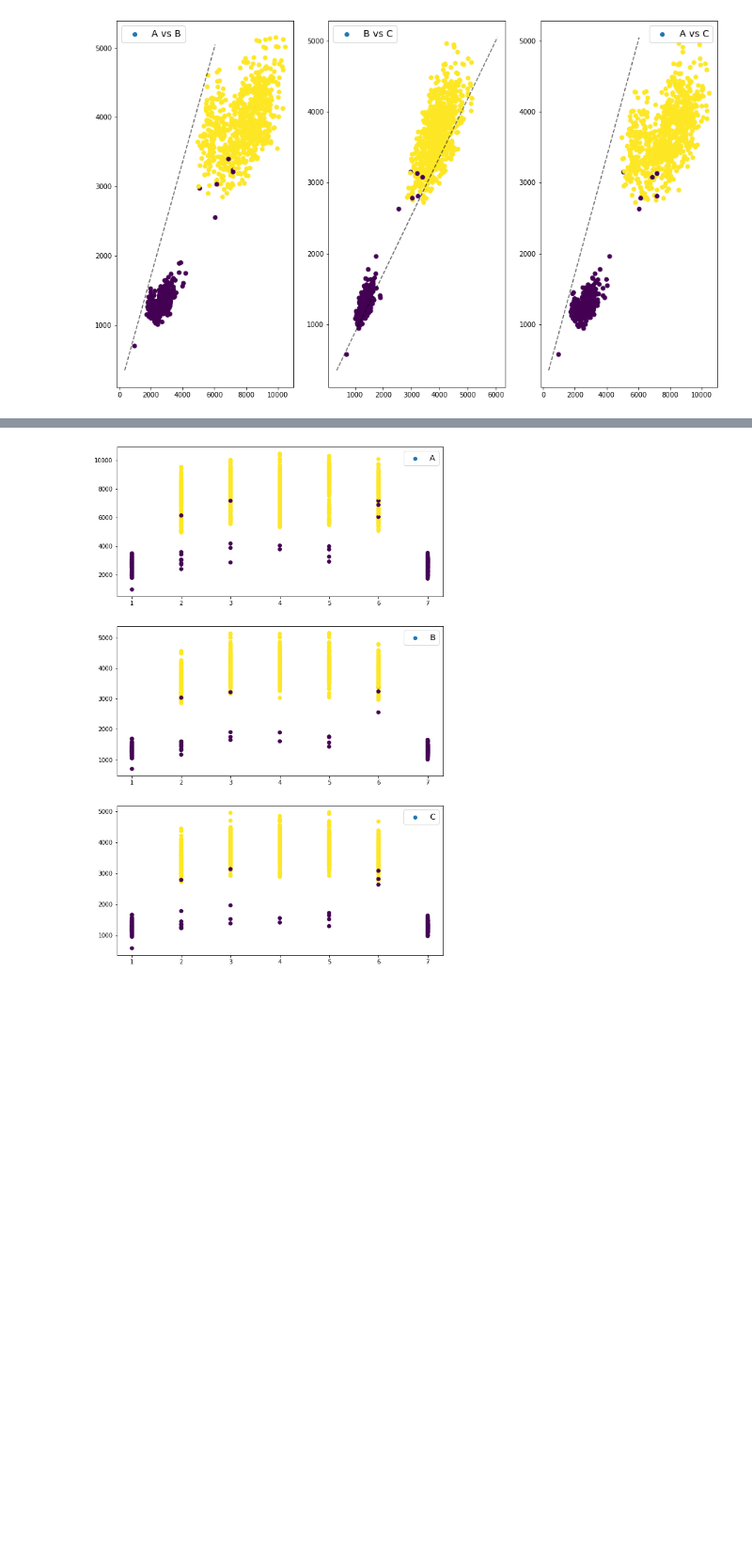
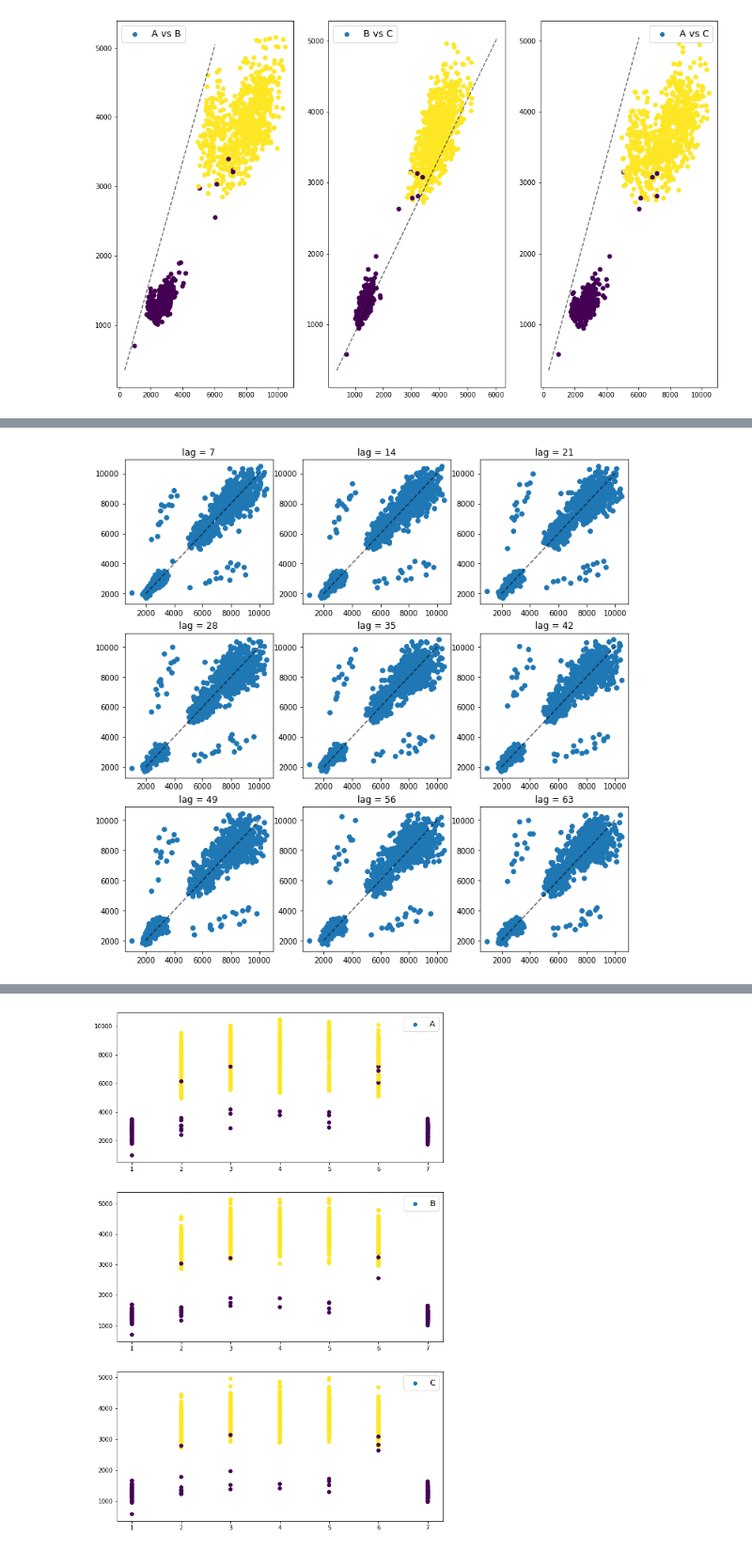
Before and after one commit to reasonablists/CoverMyMeds, a Jupyter notebook: DataCharacteristics.ipynb, the cells around one changed output, grey strips where cells are left out. Shown at 94% size. Cells and saved outputs as stored; diff of their text form; code cells hidden in the pictures; blank space fills up the shorter version.

```diff
--- a/DataCharacteristics.ipynb
+++ b/DataCharacteristics.ipynb
@@ -164,0 +165,11 @@ plt.show()
+# %%
+fig,ax = plt.subplots(3,3,
+                      figsize = (12,12))
+j=1
+for i in range(7,70,7):
+    plot_lag(df,'volume_A',i,2000,10000,ax[(j-1)//3, (j-1)%3])
+    j=j+1
+
+plt.show()
+# %% [output]
+[figure, added]
```
Also changed, not shown: parts of 12 cells of this notebook, 3 other files.
